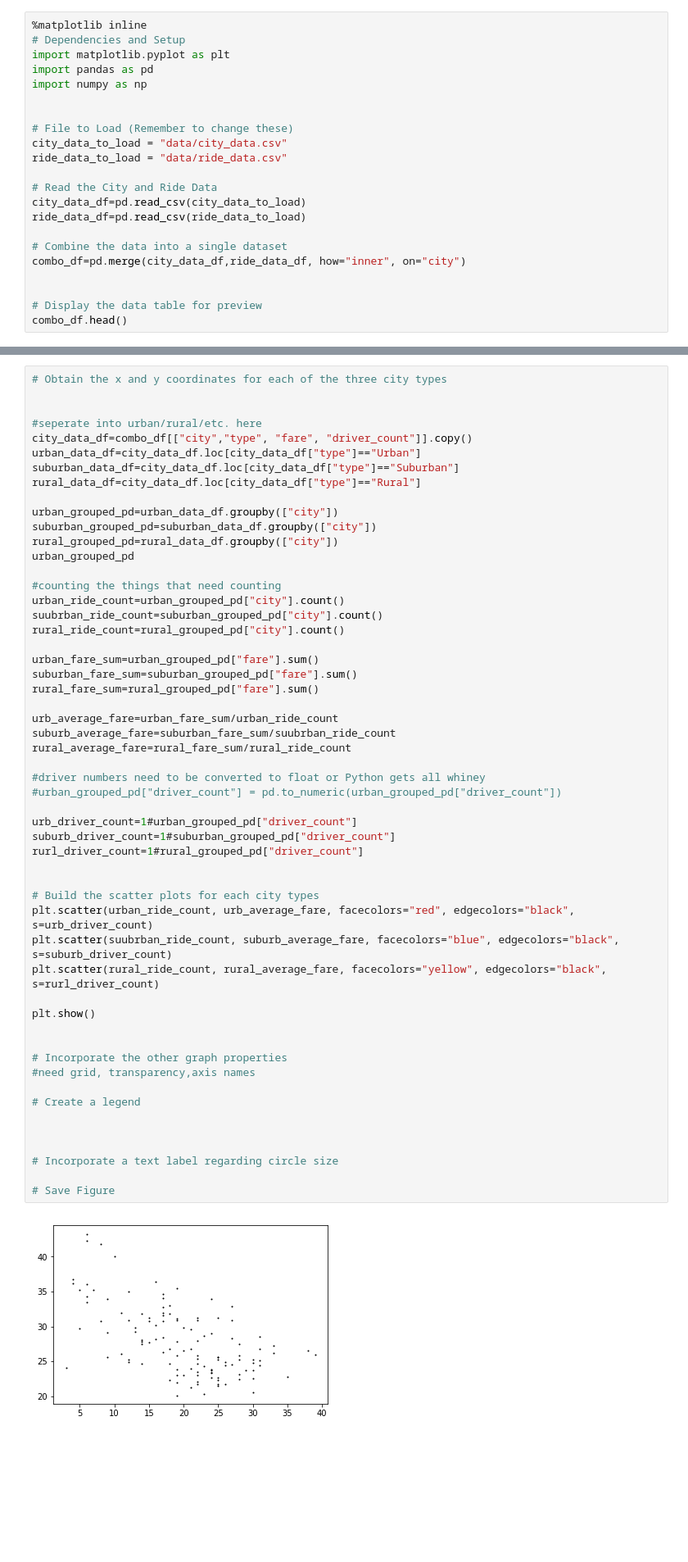
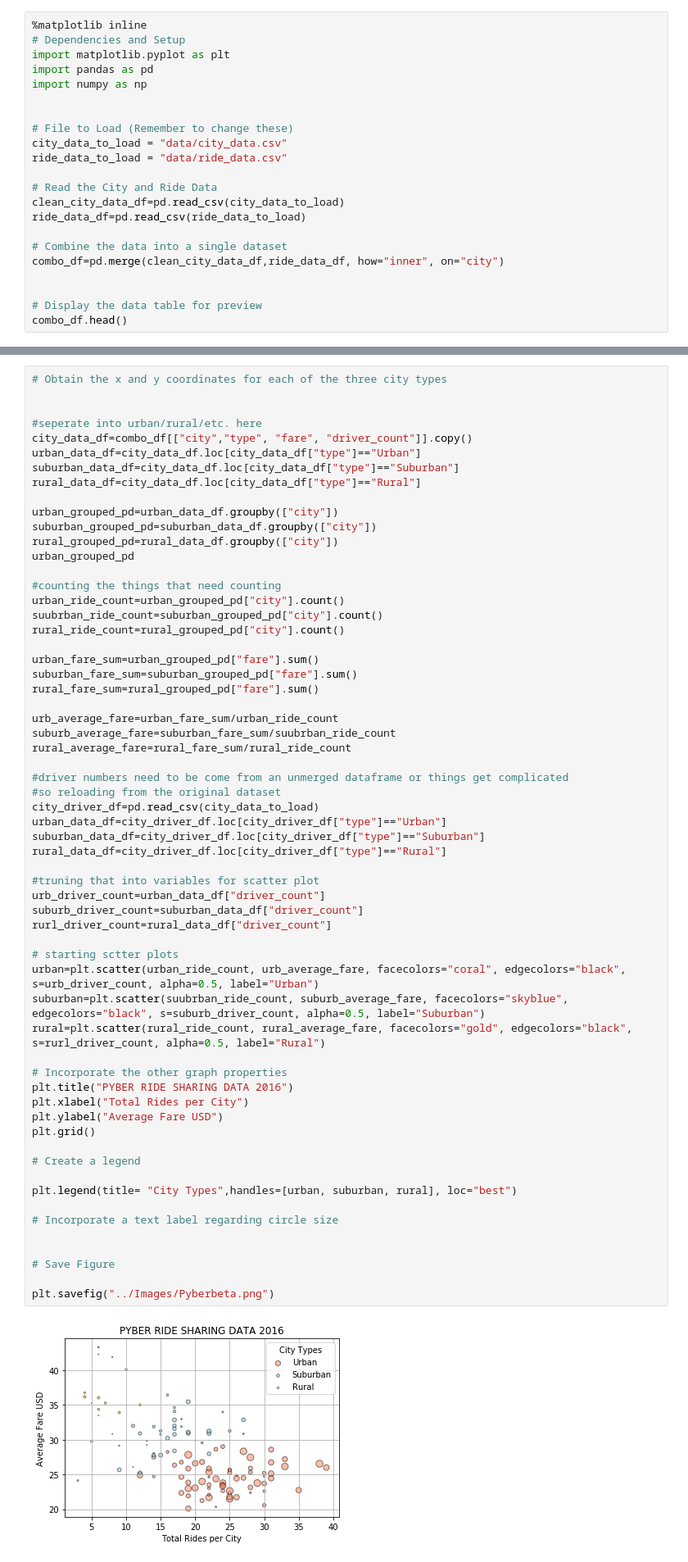
Before and after one commit to nicholasiii/Homework5, a Jupyter notebook: Pyber/pyber_starter.ipynb, the cells around one changed output, grey strips where cells are left out. Shown: that part at 82% size. Cells and saved outputs as stored; diff of their text form; blank space fills up the shorter version.

```diff
--- a/Pyber/pyber_starter.ipynb
+++ b/Pyber/pyber_starter.ipynb
@@ -11,11 +11,11 @@ city_data_to_load = "data/city_data.csv"
 ride_data_to_load = "data/ride_data.csv"
 
 # Read the City and Ride Data
-city_data_df=pd.read_csv(city_data_to_load)
+clean_city_data_df=pd.read_csv(city_data_to_load)
 ride_data_df=pd.read_csv(ride_data_to_load)
 
 # Combine the data into a single dataset
-combo_df=pd.merge(city_data_df,ride_data_df, how="inner", on="city")
+combo_df=pd.merge(clean_city_data_df,ride_data_df, how="inner", on="city")
 
 
 # Display the data table for preview
@@ -42,46 +42,53 @@ rural_data_df=city_data_df.loc[city_data_df["type"]=="Rural"]
 urban_grouped_pd=urban_data_df.groupby(["city"])
 suburban_grouped_pd=suburban_data_df.groupby(["city"])
 rural_grouped_pd=rural_data_df.groupby(["city"])
 urban_grouped_pd
 
 #counting the things that need counting
 urban_ride_count=urban_grouped_pd["city"].count()
 suubrban_ride_count=suburban_grouped_pd["city"].count()
 rural_ride_count=rural_grouped_pd["city"].count()
 
 urban_fare_sum=urban_grouped_pd["fare"].sum()
 suburban_fare_sum=suburban_grouped_pd["fare"].sum()
 rural_fare_sum=rural_grouped_pd["fare"].sum()
 
 urb_average_fare=urban_fare_sum/urban_ride_count
 suburb_average_fare=suburban_fare_sum/suubrban_ride_count
 rural_average_fare=rural_fare_sum/rural_ride_count
 
-#driver numbers need to be converted to float or Python gets all whiney
-#urban_grouped_pd["driver_count"] = pd.to_numeric(urban_grouped_pd["driver_count"])
+#driver numbers need to be come from an unmerged dataframe or things get complicated
+#so reloading from the original dataset
+city_driver_df=pd.read_csv(city_data_to_load)
+urban_data_df=city_driver_df.loc[city_driver_df["type"]=="Urban"]
+suburban_data_df=city_driver_df.loc[city_driver_df["type"]=="Suburban"]
+rural_data_df=city_driver_df.loc[city_driver_df["type"]=="Rural"]
 
-urb_driver_count=1#urban_grouped_pd["driver_count"]
-suburb_driver_count=1#suburban_grouped_pd["driver_count"]
-rurl_driver_count=1#rural_grouped_pd["driver_count"]
+#truning that into variables for scatter plot
+urb_driver_count=urban_data_df["driver_count"]
+suburb_driver_count=suburban_data_df["driver_count"]
+rurl_driver_count=rural_data_df["driver_count"]
 
-
-# Build the scatter plots for each city types
-plt.scatter(urban_ride_count, urb_average_fare, facecolors="red", edgecolors="black", s=urb_driver_count)
-plt.scatter(suubrban_ride_count, suburb_average_fare, facecolors="blue", edgecolors="black", s=suburb_driver_count)
-plt.scatter(rural_ride_count, rural_average_fare, facecolors="yellow", edgecolors="black", s=rurl_driver_count)
-
-plt.show()
-
+# starting sctter plots
+urban=plt.scatter(urban_ride_count, urb_average_fare, facecolors="coral", edgecolors="black", s=urb_driver_count, alpha=0.5, label="Urban")
+suburban=plt.scatter(suubrban_ride_count, suburb_average_fare, facecolors="skyblue", edgecolors="black", s=suburb_driver_count, alpha=0.5, label="Suburban")
+rural=plt.scatter(rural_ride_count, rural_average_fare, facecolors="gold", edgecolors="black", s=rurl_driver_count, alpha=0.5, label="Rural")
 
 # Incorporate the other graph properties
-#need grid, transparency,axis names
+plt.title("PYBER RIDE SHARING DATA 2016")
+plt.xlabel("Total Rides per City")
+plt.ylabel("Average Fare USD")
+plt.grid()
 
 # Create a legend
 
-
+plt.legend(title= "City Types",handles=[urban, suburban, rural], loc="best")
 
 # Incorporate a text label regarding circle size
 
+
 # Save Figure
+
+plt.savefig("../Images/Pyberbeta.png")
 # %% [output]
-[figure, old version]
+[figure, new version]
```
Also changed, not shown: parts of 8 cells of this notebook, 6 other files.
